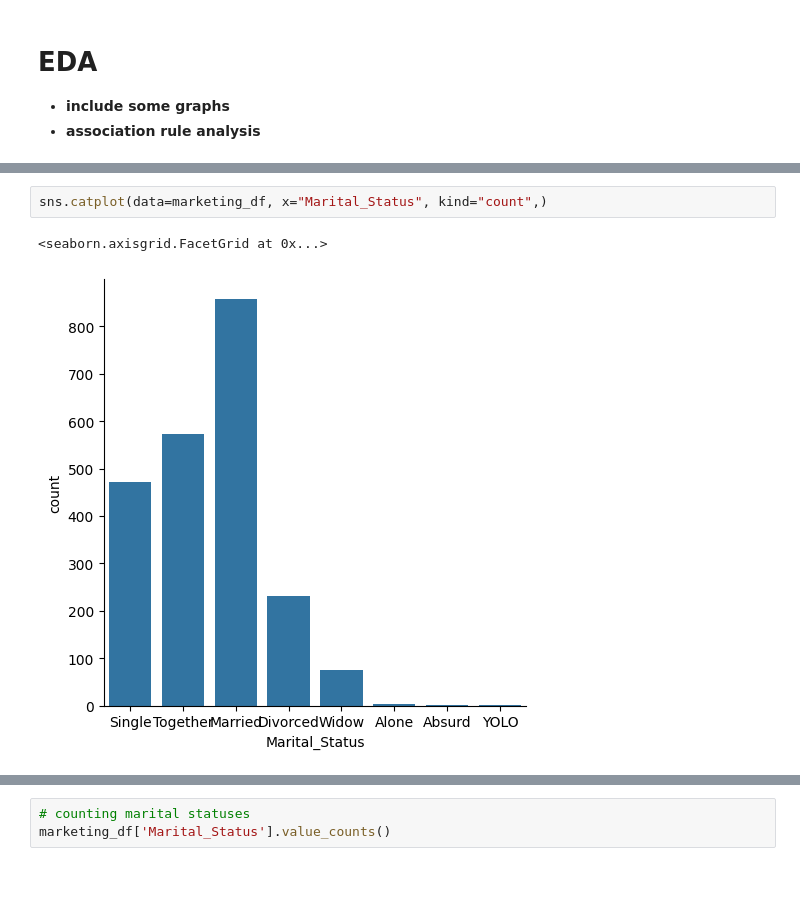
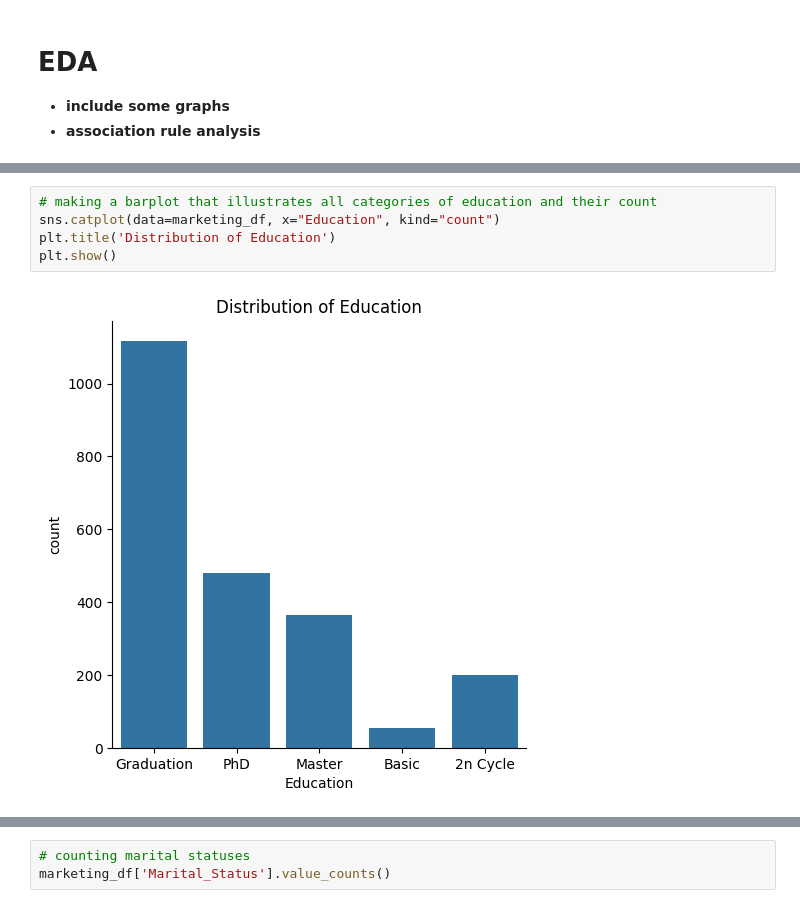
Before and after one commit to kimvkemenade/DM_team16, a Jupyter notebook: DM_Assignment_2.ipynb, the cells around one changed output, grey strips where cells are left out. Saved outputs shown, nothing was run; the diff lists cells and outputs as text; blank space fills up the shorter version.

```diff
--- a/DM_Assignment_2.ipynb
+++ b/DM_Assignment_2.ipynb
@@ -271,5 +255,7 @@ dtype: int64
-# %%
-sns.catplot(data=marketing_df, x="Marital_Status", kind="count",)
-# %% [output]
-<seaborn.axisgrid.FacetGrid at 0x...>
-[figure, removed]
+# %%
+# making a barplot that illustrates all categories of education and their count
+sns.catplot(data=marketing_df, x="Education", kind="count")
+plt.title('Distribution of Education')
+plt.show()
+# %% [output]
+[figure, added]
```
Also changed, not shown: parts of 6 cells of this notebook.
